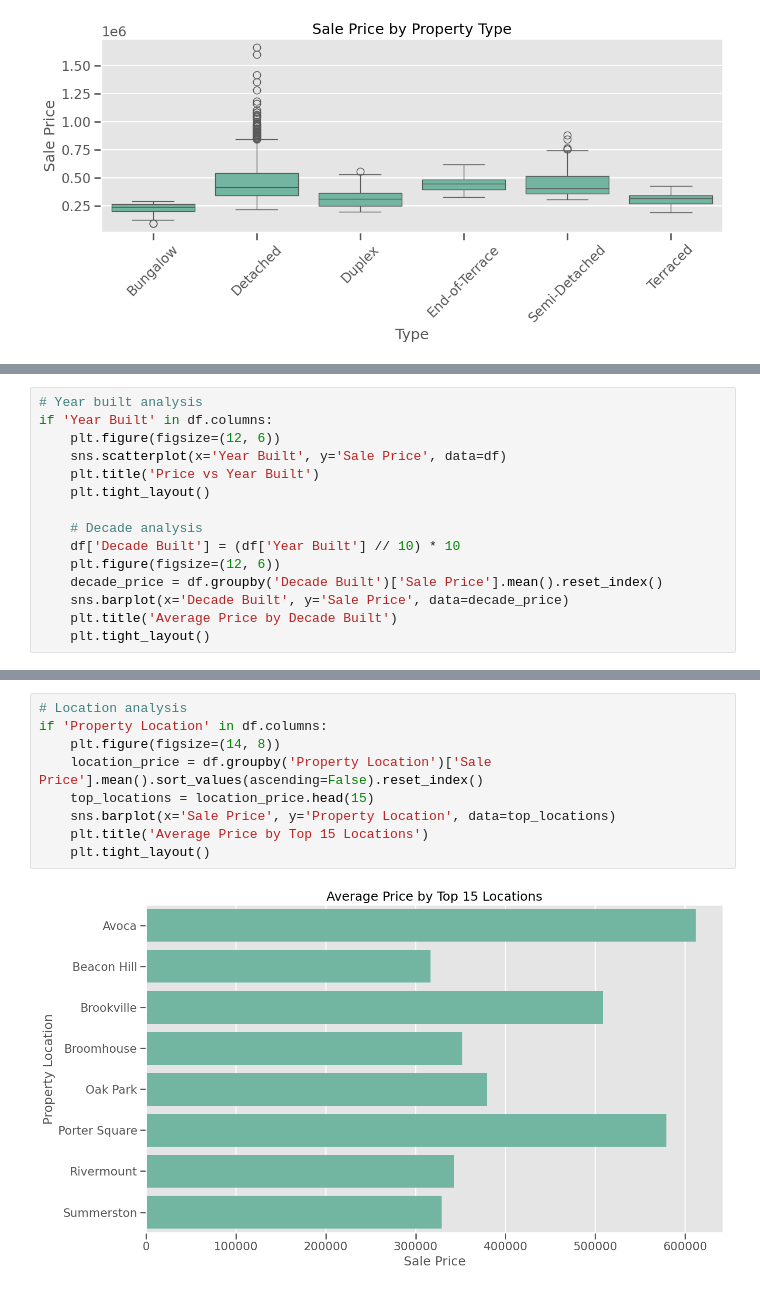
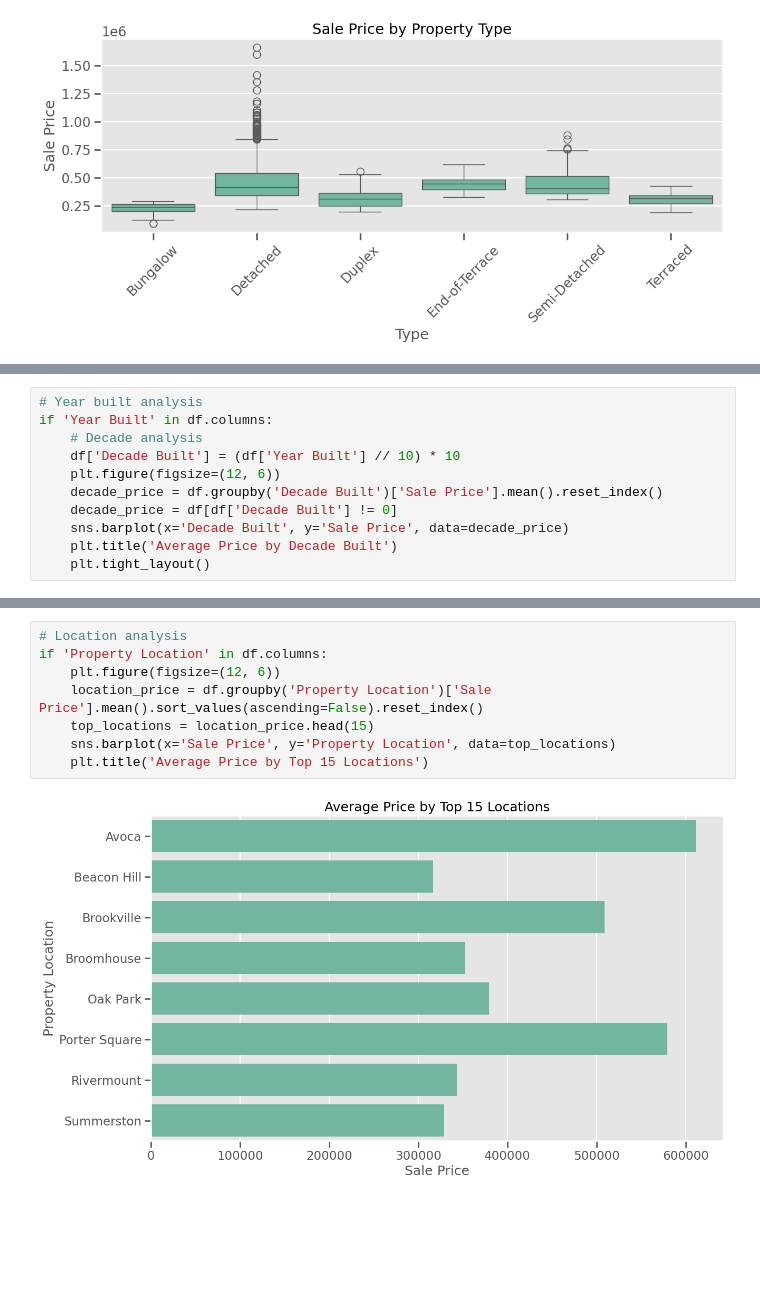
Before and after one commit to dylanbforde/Assignment_Web_Scraping, a Jupyter notebook: data_prep_analysis.ipynb, the cells around one changed output, grey strips where cells are left out. Cells and saved outputs as stored; diff of their text form; blank space fills up the shorter version.

```diff
--- a/data_prep_analysis.ipynb
+++ b/data_prep_analysis.ipynb
@@ -237,15 +258,11 @@ plt.tight_layout()
 # %%
 # Year built analysis
 if 'Year Built' in df.columns:
-    plt.figure(figsize=(12, 6))
-    sns.scatterplot(x='Year Built', y='Sale Price', data=df)
-    plt.title('Price vs Year Built')
-    plt.tight_layout()
-
     # Decade analysis
     df['Decade Built'] = (df['Year Built'] // 10) * 10
     plt.figure(figsize=(12, 6))
     decade_price = df.groupby('Decade Built')['Sale Price'].mean().reset_index()
+    decade_price = df[df['Decade Built'] != 0]
     sns.barplot(x='Decade Built', y='Sale Price', data=decade_price)
     plt.title('Average Price by Decade Built')
     plt.tight_layout()
@@ -255,12 +271,11 @@ if 'Year Built' in df.columns:
 # %%
 # Location analysis
 if 'Property Location' in df.columns:
-    plt.figure(figsize=(14, 8))
+    plt.figure(figsize=(12, 6))
     location_price = df.groupby('Property Location')['Sale Price'].mean().sort_values(ascending=False).reset_index()
     top_locations = location_price.head(15)
     sns.barplot(x='Sale Price', y='Property Location', data=top_locations)
     plt.title('Average Price by Top 15 Locations')
-    plt.tight_layout()
 # %% [output]
-[figure, old version]
+[figure, new version]
 # %%
```
Also changed, not shown: parts of 27 cells of this notebook, 1 other file.
